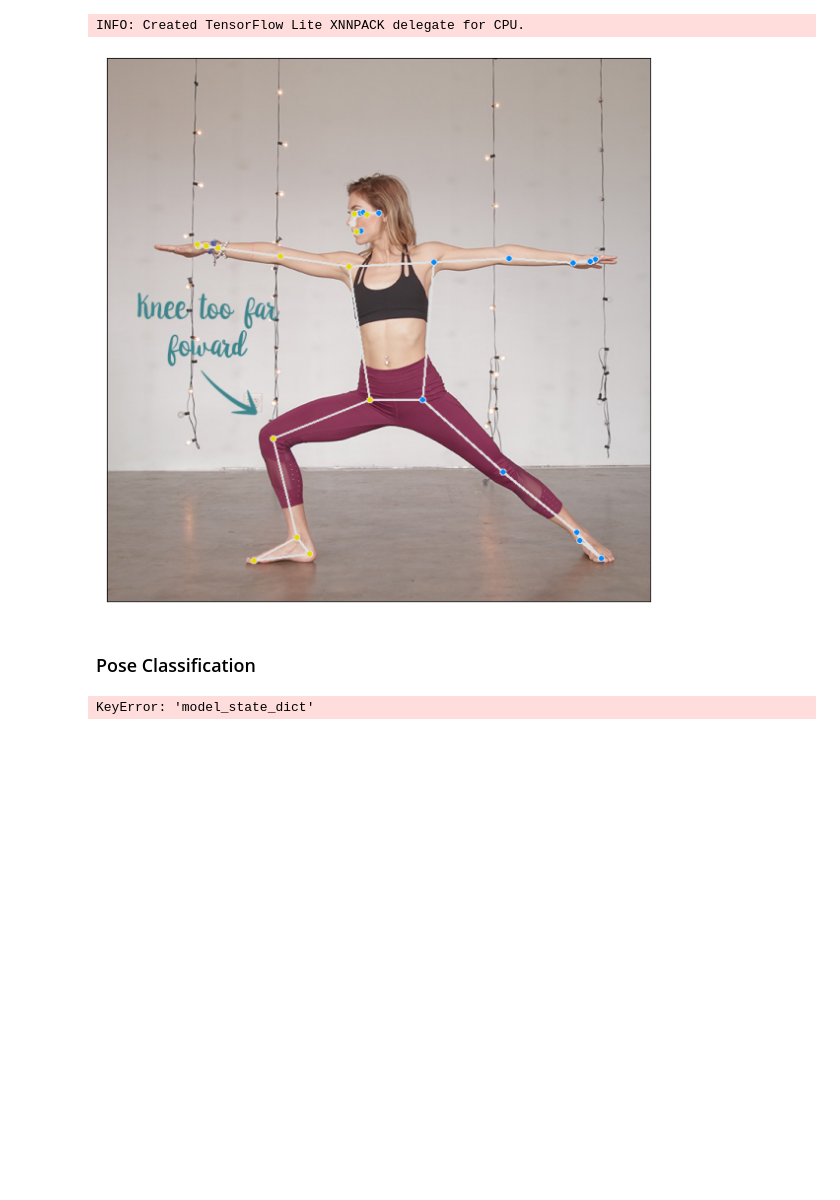
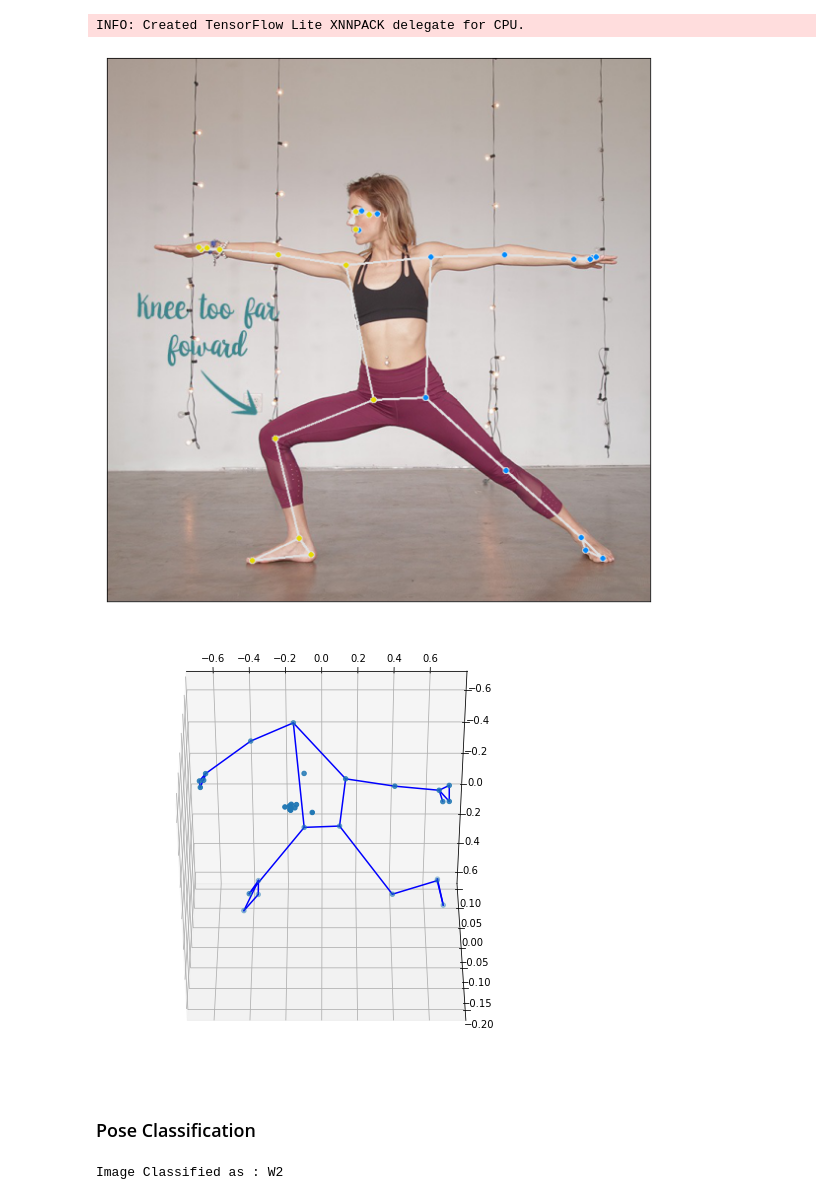
Before and after one commit to alec-flowers/visual_intelligence, a Jupyter notebook: notebooks/Pose Correction Pipeline.ipynb, the cells around one changed output. Drawn from its saved outputs; the diff is of its cells as text; code cells hidden in the pictures; blank space fills up the shorter version.

Commit message:
feat: continue with pose correction pipeline

```diff
--- a/notebooks/Pose Correction Pipeline.ipynb
+++ b/notebooks/Pose Correction Pipeline.ipynb
@@ -34,20 +30,32 @@ plot_image(image, dataloader=True)
 # %% [markdown]
 ### Apply Pose Estimation
 # %%
-result, annotated_image = estimate_poses(image, PATH)
+result, annotated_image = estimate_poses(image, PATH, skip_image_annotation=False)
 # %% [output]
 INFO: Created TensorFlow Lite XNNPACK delegate for CPU.
 # %%
 plot_image(annotated_image, dataloader=False)
 # %% [output]
-[figure, old version]
+[figure, new version]
 # %%
 val, _, nump = pose_landmarks_to_list(result, 'pose_world_landmarks')
-df = pd.DataFrame.from_records([val])
+
+df = pd.DataFrame.from_records([val]).rename(LANDMARK_DICT, axis=1)
+create_angle_features(df)
+
 numpy_data = np.array([nump])
+
+x = numpy_data[0].T[0]
+y = numpy_data[0].T[1]
+z = numpy_data[0].T[2]
+
+plot_3d_keypoints(x, y, z, -50, 270)
+# %% [output]
+[figure, added]
 # %% [markdown]
 ### Pose Classification
-# %%
-classify_image(numpy_data)
-# %% [output]
-KeyError: 'model_state_dict'
+# %%
+label = classify_image(numpy_data).item()
+print(f"Image Classified as : {CLASS_MAPPINGS_NAMES[label]}")
+# %% [output]
+Image Classified as : W2
```
Also changed, not shown: parts of 12 cells of this notebook, 5 other files.
